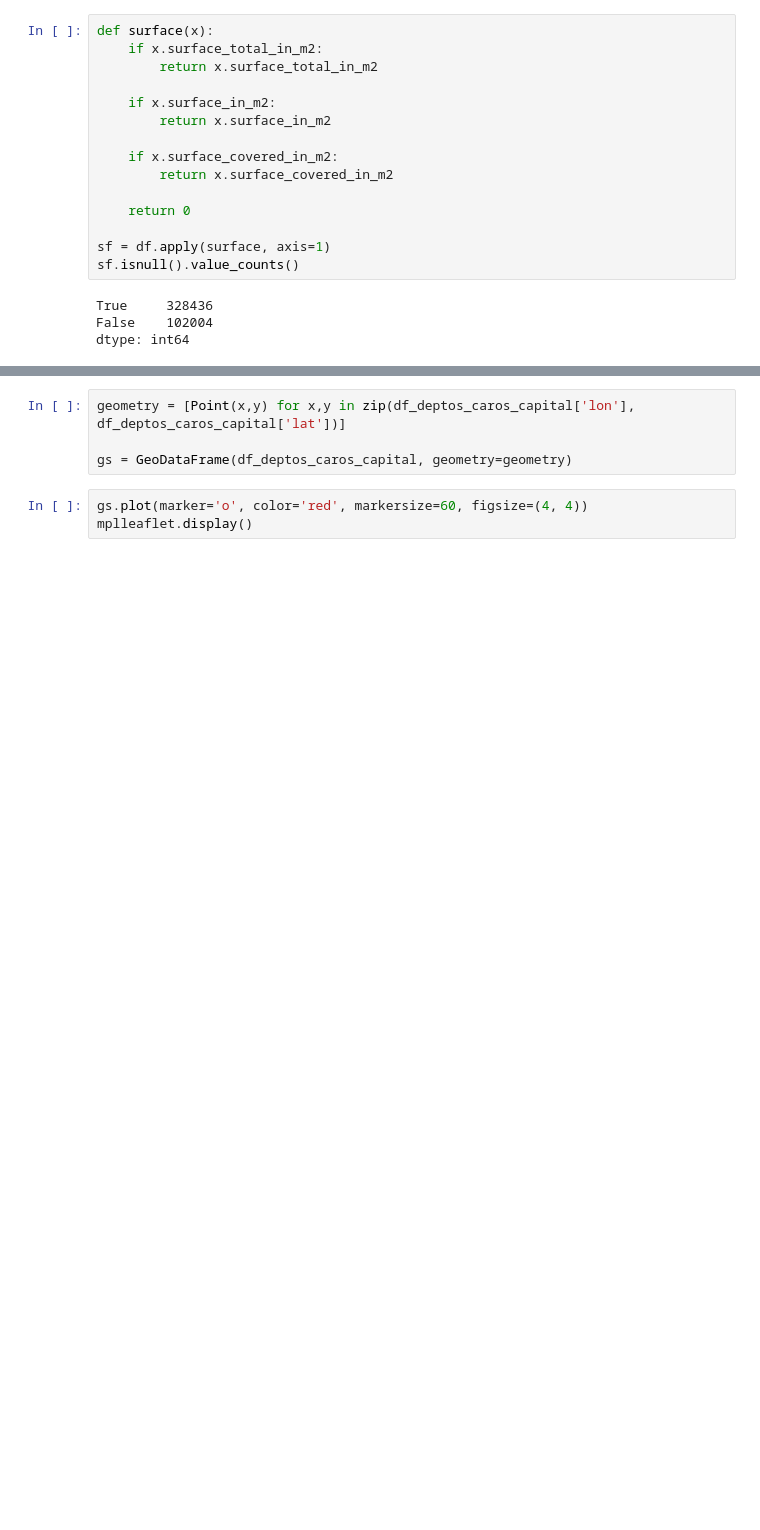
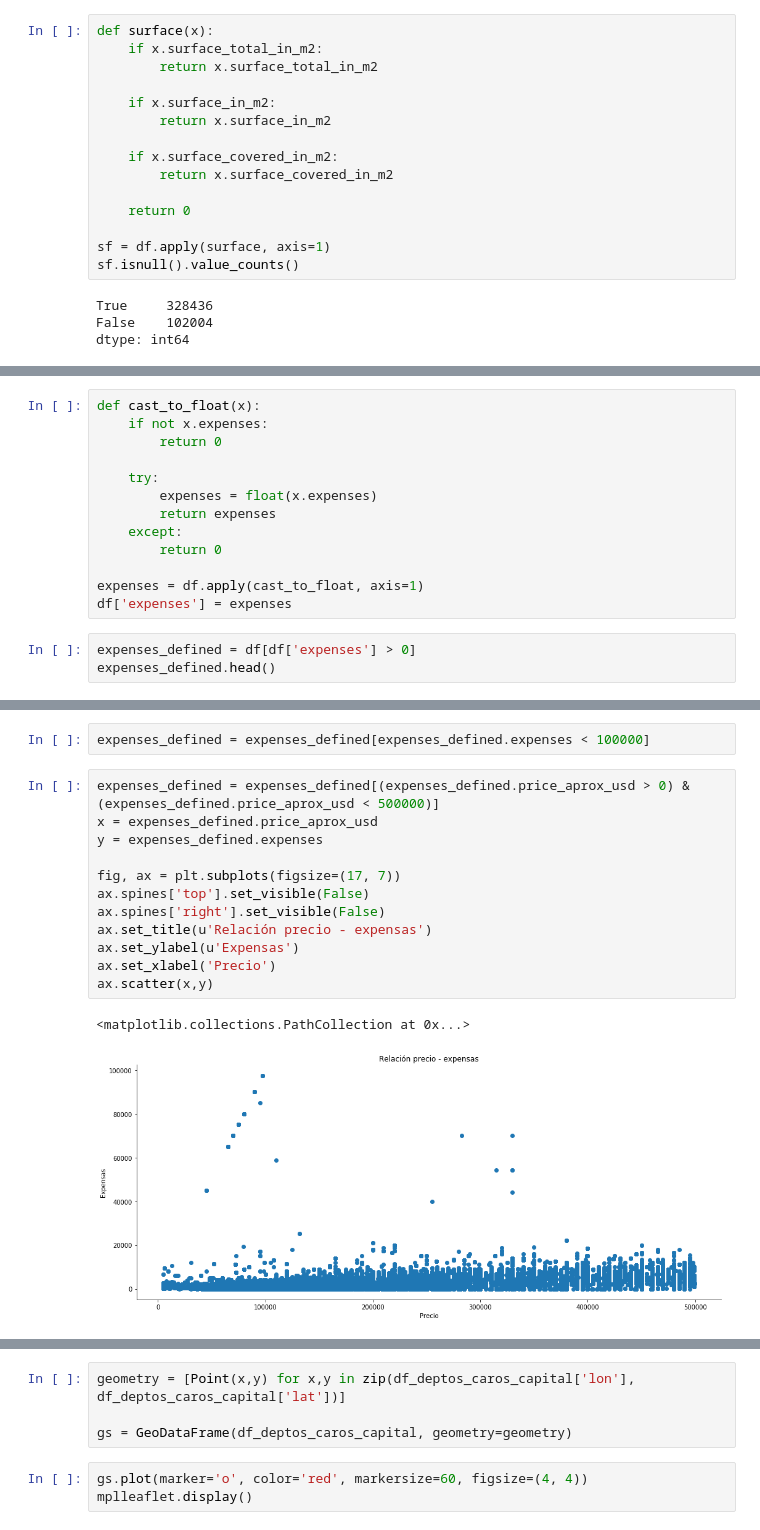
Before and after one commit to lucaslavandeira/7506-tp, a Jupyter notebook: analisis_exploratorio.ipynb, the cells around one changed output, grey strips where cells are left out. Drawn from its saved outputs; the diff is of its cells as text; blank space fills up the shorter version.

```diff
--- a/analisis_exploratorio.ipynb
+++ b/analisis_exploratorio.ipynb
@@ -492,0 +470,16 @@ df
+# %%
+def cast_to_float(x):
+    if not x.expenses:
+        return 0
+
+    try:
+        expenses = float(x.expenses)
+        return expenses
+    except:
+        return 0
+
+expenses = df.apply(cast_to_float, axis=1)
+df['expenses'] = expenses
+# %%
+expenses_defined = df[df['expenses'] > 0]
+expenses_defined.head()
@@ -492,0 +527,17 @@ df
+# %%
+expenses_defined = expenses_defined[expenses_defined.expenses < 100000]
+# %%
+expenses_defined = expenses_defined[(expenses_defined.price_aprox_usd > 0) & (expenses_defined.price_aprox_usd < 500000)]
+x = expenses_defined.price_aprox_usd
+y = expenses_defined.expenses
+
+fig, ax = plt.subplots(figsize=(17, 7))
+ax.spines['top'].set_visible(False)
+ax.spines['right'].set_visible(False)
+ax.set_title(u'Relación precio - expensas')
+ax.set_ylabel(u'Expensas')
+ax.set_xlabel('Precio')
+ax.scatter(x,y)
+# %% [output]
+<matplotlib.collections.PathCollection at 0x...>
+[figure, added]
```
Also changed, not shown: parts of 20 cells of this notebook.
